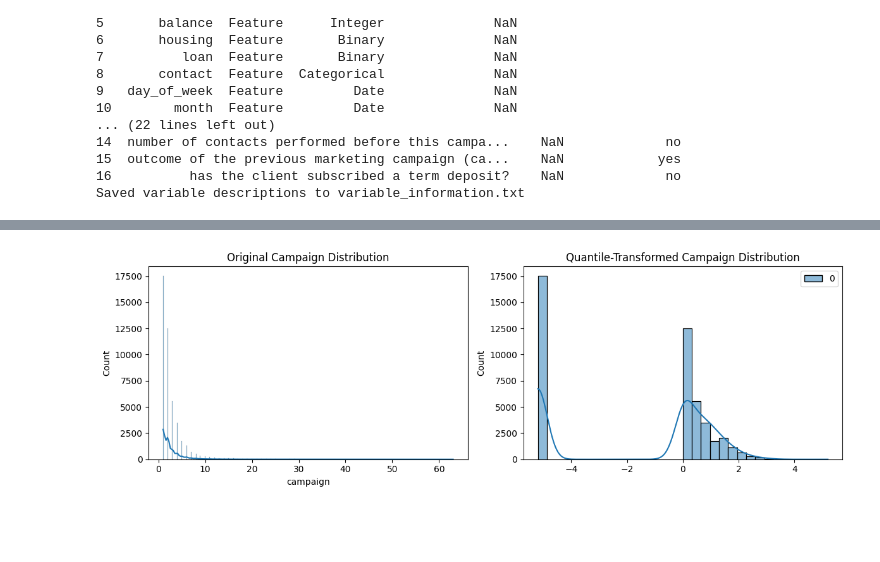
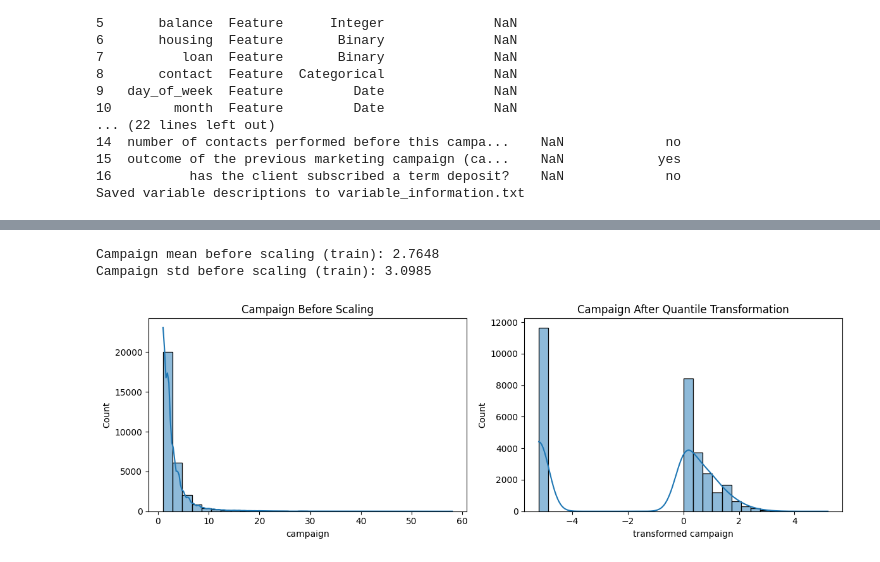
Before and after one commit to Charliemei1112/4995HW2, a Jupyter notebook: 4995_hw2.ipynb, the cells around one changed output, grey strips where cells are left out. Drawn from its saved outputs; the diff is of its cells as text; code cells hidden in the pictures; blank space fills up the shorter version.

```diff
--- a/4995_hw2.ipynb
+++ b/4995_hw2.ipynb
@@ -138,8 +145,8 @@ print(f"Number of missing job values: {missing_job}")
 expected_job = df['job'].isin(expected_job).sum()
 print(f"Number of expected job values: {expected_job}")
 
-# replace the null job column with 'unknown' tag
-df['job'] = df['job'].fillna('unknown')
+# drop the missing job column
+df = df.dropna(subset=['job'])
 
 # 3. Martial: check if there are any missing values or
 # inconsistent(non string or unexpected martial)
@@ -163,8 +170,8 @@ print(f"Number of missing education values: {missing_education}")
 expected_education = df['education'].isin(expected_education).sum()
 print(f"Number of expected education values: {expected_education}")
 
-# replace the missing education column with 'unknown' tag
-df['education'] = df['education'].fillna('unknown')
+# drop the missing education column
+df.dropna(subset=['education'], inplace=True)
 
 missing_education = df['education'].isnull().sum()
 print(f"Number of missing education values: {missing_education}")
@@ -409,6 +416,15 @@ month_offsets = {
 df['day_of_year'] = df['month'].map(month_offsets) + df['day_of_week'].astype(int)
 df = df.drop(columns=['day_of_week', 'month'])
 
+job_groups = {
+     'admin.': 'professional', 'management': 'professional', 'technician': 'professional',
+     'self-employed': 'professional', 'entrepreneur': 'professional',
+     'blue-collar': 'manual', 'services': 'manual', 'housemaid': 'manual',
+     'retired': 'other', 'student': 'other', 'unemployed': 'other', 'unknown': 'other'
+}
+
+df['job'] = df['job'].map(job_groups)
+
 # 3. One-Hot Encoding for remaining nominal variables.
 nominal_cols = ['job', 'marital', 'education', 'contact', 'poutcome']
 df = pd.get_dummies(df, columns=nominal_cols, dtype=int)
@@ -418,5 +434,6 @@ print("Final Columns:", df.columns.tolist())
 df.head()
 
 # store the encoded table in a new csv file
+# df = df.drop(columns=['day_of_year'])
 df.to_csv('encoded_bank_marketing.csv', index=False)
 # %% [output]
@@ -453,25 +617,37 @@ Test set size: (6782, 37)
 # %%
-# Visualize 'campaign' distribution (original vs. Quantile-transformed)
+# 4. Campaign Scaling
+train_campaign_before_scaling = train_df['campaign'].copy()
+print(f"Campaign mean before scaling (train): {train_campaign_before_scaling.mean():.4f}")
+print(f"Campaign std before scaling (train): {train_campaign_before_scaling.std():.4f}")
+
 fig, axes = plt.subplots(1, 2, figsize=(12, 4))
+sns.histplot(train_campaign_before_scaling, bins=30, kde=True, ax=axes[0])
+axes[0].set_title('Campaign Before Scaling')
+axes[0].set_xlabel('campaign')
 
-# Plot 1: Original Distribution
-sns.histplot(df['campaign'], kde=True, ax=axes[0])
-axes[0].set_title('Original Campaign Distribution')
+# QuantileTransformer is used because the data is highly skewed and discrete;
+# it forces the distribution into a Gaussian (Normal) shape,
+# which is often more effective for MLP convergence than a simple log transform.
+campaign_transformer = QuantileTransformer(output_distribution='normal', random_state=42)
+train_df[['campaign']] = campaign_transformer.fit_transform(train_df[['campaign']])
+val_df[['campaign']] = campaign_transformer.transform(val_df[['campaign']])
+test_df[['campaign']] = campaign_transformer.transform(test_df[['campaign']])
 
-# Plot 2: Quantile-Transformed Distribution (Normal)
-# QuantileTransformer is used because the data is highly skewed and discrete;
-# it forces the distribution into a Gaussian (Normal) shape, which is often
-# more effective for MLP convergence than a simple log transform.
-qt = QuantileTransformer(output_distribution='normal', random_state=42)
-campaign_qt = qt.fit_transform(df[['campaign']])
-sns.histplot(campaign_qt, kde=True, ax=axes[1])
-axes[1].set_title('Quantile-Transformed Campaign Distribution')
+# Check the distribution of the transformed campaign
+sns.histplot(train_df['campaign'], bins=30, kde=True, ax=axes[1])
+axes[1].set_title('Campaign After Quantile Transformation')
+axes[1].set_xlabel('transformed campaign')
 
 plt.tight_layout()
+save_plot('campaign_scaling_distribution.png')
 plt.show()
 
-# Insights:
-# The Quantile transformation is necessary because Neural Networks (MLP) perform better
-# when feature distributions are roughly symmetric and follow a Normal distribution.
+# Apply standardization using training-set statistics only.
+campaign_scaler = StandardScaler()
+train_df[['campaign']] = campaign_scaler.fit_transform(train_df[['campaign']])
+val_df[['campaign']] = campaign_scaler.transform(val_df[['campaign']])
+test_df[['campaign']] = campaign_scaler.transform(test_df[['campaign']])
 # %% [output]
+Campaign mean before scaling (train): 2.7648
+Campaign std before scaling (train): 3.0985
-[figure, old version]
+[figure, new version]
```
Also changed, not shown: parts of 50 cells of this notebook, 22 other files.
